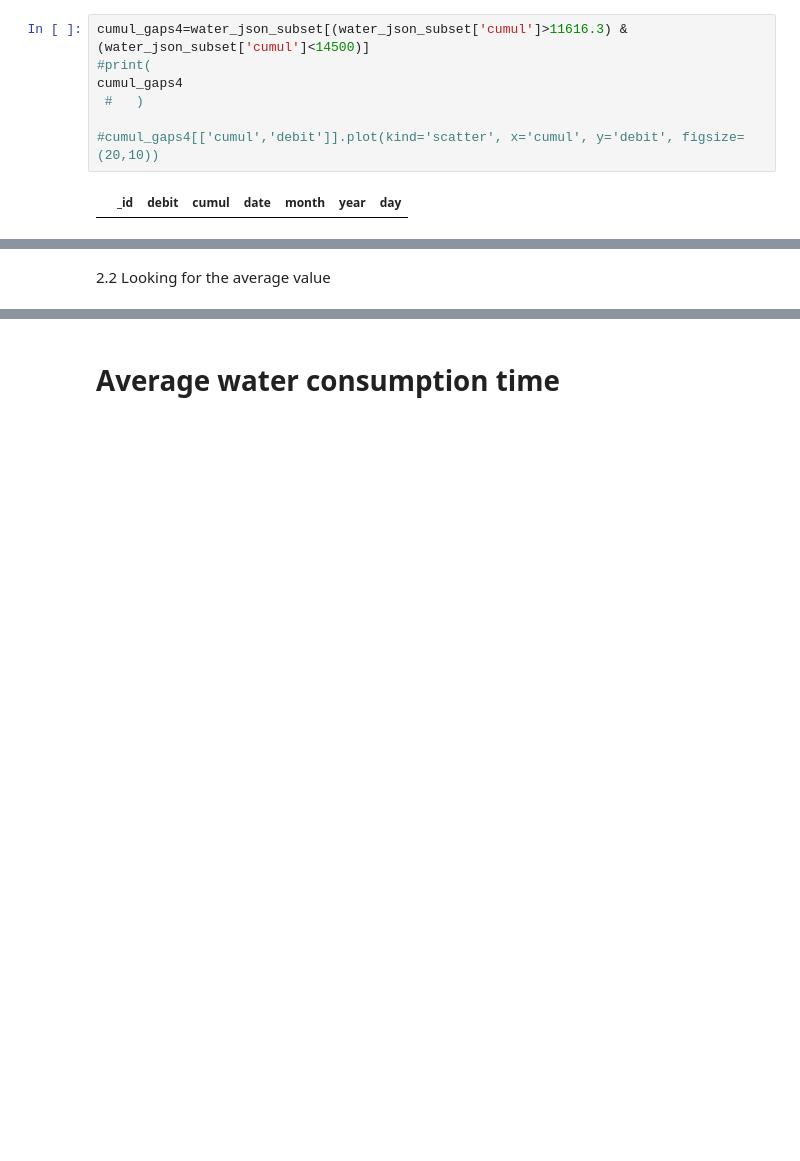
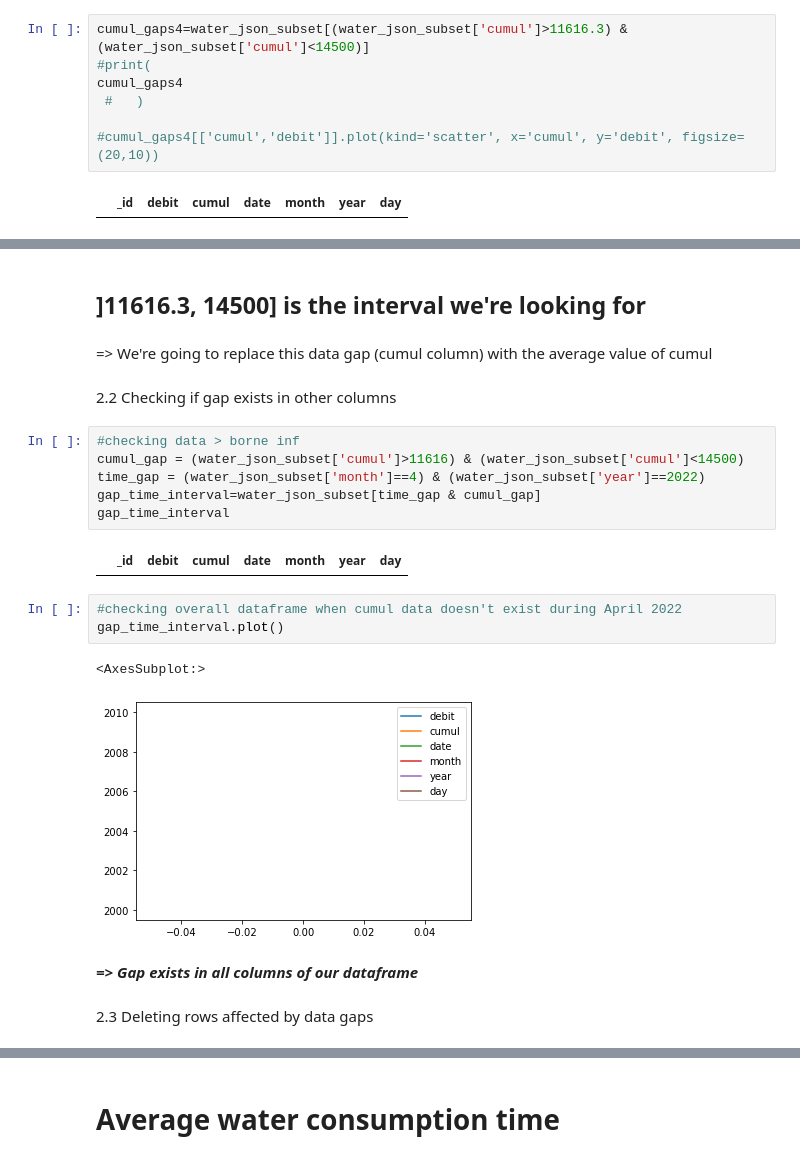
Before and after one commit to Cyrine-afk/Water-Consumption, a Jupyter notebook: Water DB.ipynb, the cells around one changed output, grey strips where cells are left out. Saved outputs shown, nothing was run; the diff lists cells and outputs as text; blank space fills up the shorter version.

Commit message:
Locating & Deleting Gaps

```diff
--- a/Water DB.ipynb
+++ b/Water DB.ipynb
@@ -467,3 +457,25 @@ cumul_gaps3[['cumul','debit']].plot(kind='scatter', x='cumul', y='debit', figsiz
-# %% [markdown]
-2.2 Looking for the average value
+# %% [markdown]
+## ]11616.3, 14500] is the interval we're looking for
+# %% [markdown]
+=> We're going to replace this data gap (cumul column) with the average value of cumul
+# %% [markdown]
+2.2 Checking if gap exists in other columns
+# %%
+#checking data > borne inf
+cumul_gap = (water_json_subset['cumul']>11616) & (water_json_subset['cumul']<14500)
+time_gap = (water_json_subset['month']==4) & (water_json_subset['year']==2022)
+gap_time_interval=water_json_subset[time_gap & cumul_gap]
+gap_time_interval
+# %% [output]
+|  | _id | debit | cumul | date | month | year | day |
+# %%
+#checking overall dataframe when cumul data doesn't exist during April 2022
+gap_time_interval.plot()
+# %% [output]
+<AxesSubplot:>
+[figure, added]
+# %% [markdown]
+***=> Gap exists in all columns of our dataframe***
+# %% [markdown]
+2.3 Deleting rows affected by data gaps
 # %%
```
Also changed, not shown: parts of 13 cells of this notebook.
